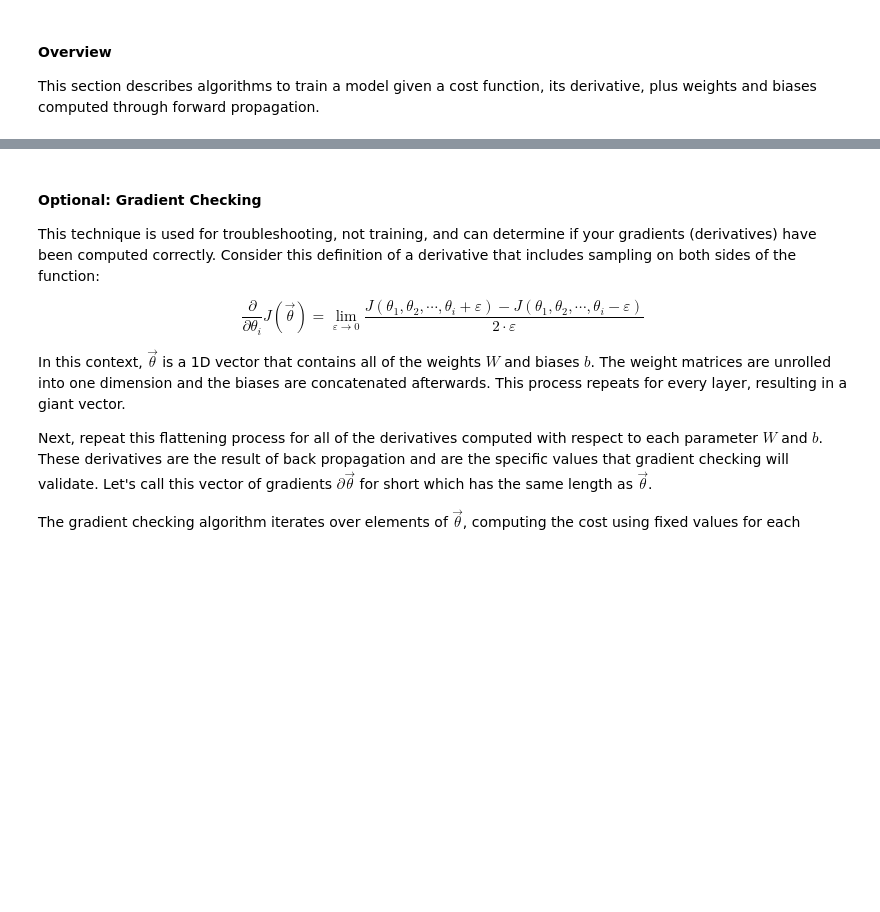
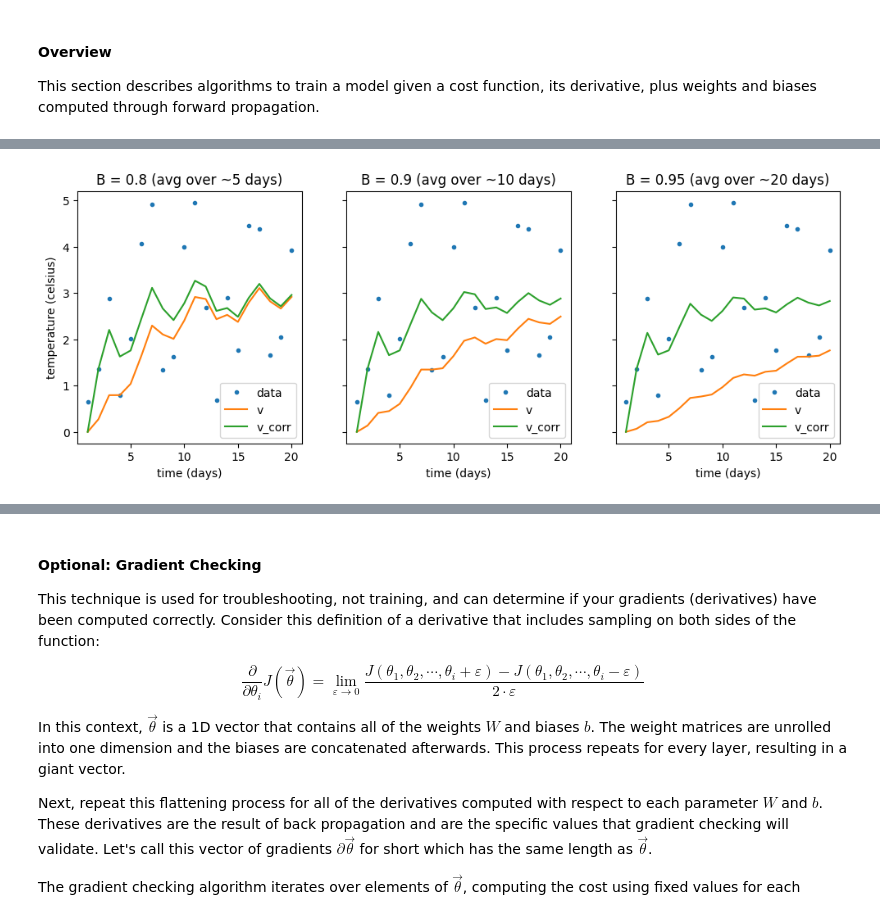
Before and after one commit to nickrusso42518/ml-qrg, a Jupyter notebook: ml_qrg.ipynb, the cells around one changed output, grey strips where cells are left out. Saved outputs shown, nothing was run; the diff lists cells and outputs as text; code cells hidden in the pictures; blank space fills up the shorter version.

```diff
--- a/ml_qrg.ipynb
+++ b/ml_qrg.ipynb
@@ -946,0 +967,28 @@ $V_{t\_bcorr} = \frac{V_{t}}{1-\beta^{t}}$
+# %%
+size_in = 20
+beta = np.array([0.8, 0.9, 0.95])
+x_in = np.arange(1, size_in + 1, 1)
+y_in = np.random.rand(size_in) * 5
+
+def ewma(size, y, B):
+    v, v_corr = np.zeros(size), np.zeros(size)
+    for t in range(1, len(v)):
+        v[t] = (B * v[t-1]) + ((1 - B) * y[t])
+        v_corr[t] = v[t] / (1 - B**t)
+
+    return v, v_corr
+
+fig, ax = plt.subplots(nrows=1, ncols=len(beta), sharey=True)
+fig.set_size_inches(12, 4)
+ax[0].set_ylabel("temperature (celsius)")
+
+for B, axis in zip(beta, ax):
+    v, v_corr = ewma(size_in, y_in, B)
+    axis.set_title(f"B = {B} (avg over ~{int(round(1/(1-B)))} days)")
+    axis.set_xlabel("time (days)")
+    axis.plot(x_in, y_in, label="data", linestyle="", marker=".")
+    axis.plot(x_in, v, label="v")
+    axis.plot(x_in, v_corr, label="v_corr")
+    axis.legend()
+# %% [output]
+[figure, added]
```
Also changed, not shown: parts of 31 cells of this notebook.
